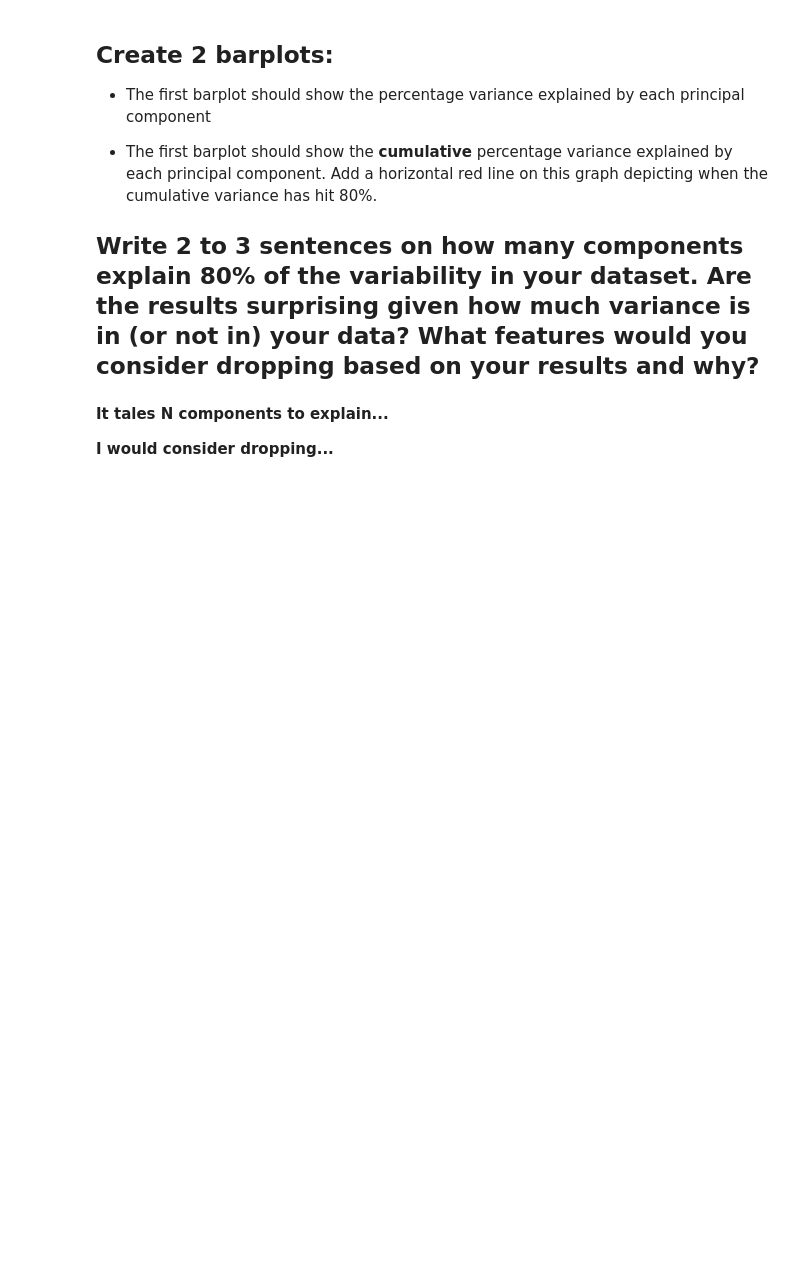
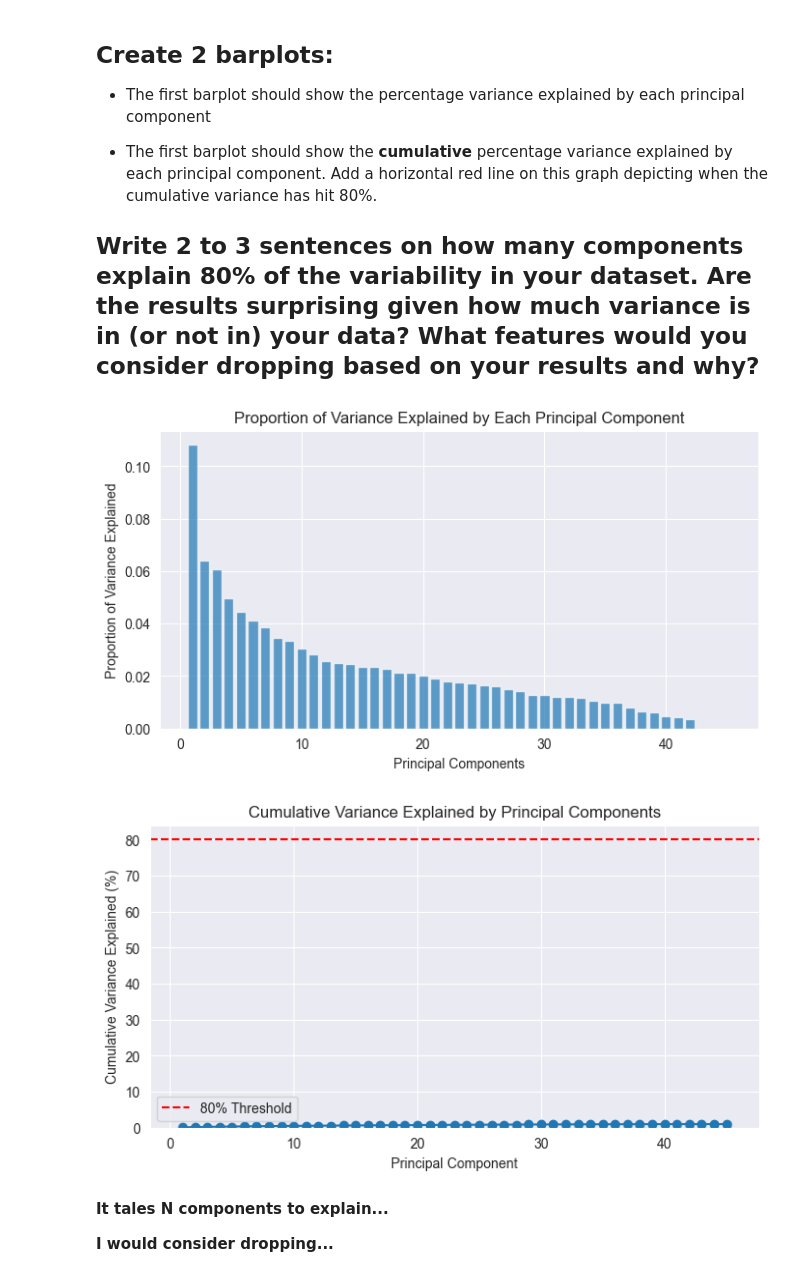
Before and after one commit to aaditiparabs/DS-3001, a Jupyter notebook: labs/Lab_4_Unsupervised_Learning.ipynb, the cells around one changed output. Saved outputs shown, nothing was run; the diff lists cells and outputs as text; code cells hidden in the pictures; blank space fills up the shorter version.

```diff
--- a/labs/Lab_4_Unsupervised_Learning.ipynb
+++ b/labs/Lab_4_Unsupervised_Learning.ipynb
@@ -530,6 +556,39 @@ After examining my clusters, I believe the groupings make sense because they cap
 
 
 ## Write 2 to 3 sentences on how many components explain 80% of the variability in your dataset. Are the results surprising given how much variance is in (or not in) your data? What features would you consider dropping based on your results and why?
+# %%
+pca5 = PCA()
+pca_components = pca5.fit(final_df)
+# Calculate the proportion of variance explained by each component
+proportion_variance = pca5.explained_variance_ratio_
+
+# Plotting the proportion of variance explained by each principal component
+plt.figure(figsize=(8, 4))
+plt.bar(range(1, len(proportion_variance) + 1), proportion_variance, alpha=0.7, label='Individual explained variance')
+plt.xlabel('Principal Components')
+plt.ylabel('Proportion of Variance Explained')
+plt.title('Proportion of Variance Explained by Each Principal Component')
+plt.show()
+
+#cumulative variance
+# Calculate cumulative variance
+cumulative_variance = proportion_variance.cumsum()
+
+plt.figure(figsize=(8, 4))
+plt.plot(range(1, len(cumulative_variance) + 1), cumulative_variance, marker='o')
+plt.bar(range(1, len(cumulative_variance) + 1), cumulative_variance, alpha=0.3)
+
+# Add horizontal 80% reference line
+plt.axhline(y=80, color='red', linestyle='--', label='80% Threshold')
+
+plt.xlabel('Principal Component')
+plt.ylabel('Cumulative Variance Explained (%)')
+plt.title('Cumulative Variance Explained by Principal Components')
+plt.legend()
+plt.show()
+# %% [output]
+[figure, added]
+[figure, added]
 # %% [markdown]
 **It tales N components to explain...**
 
```
Also changed, not shown: parts of 2 cells of this notebook, 1 other file.
